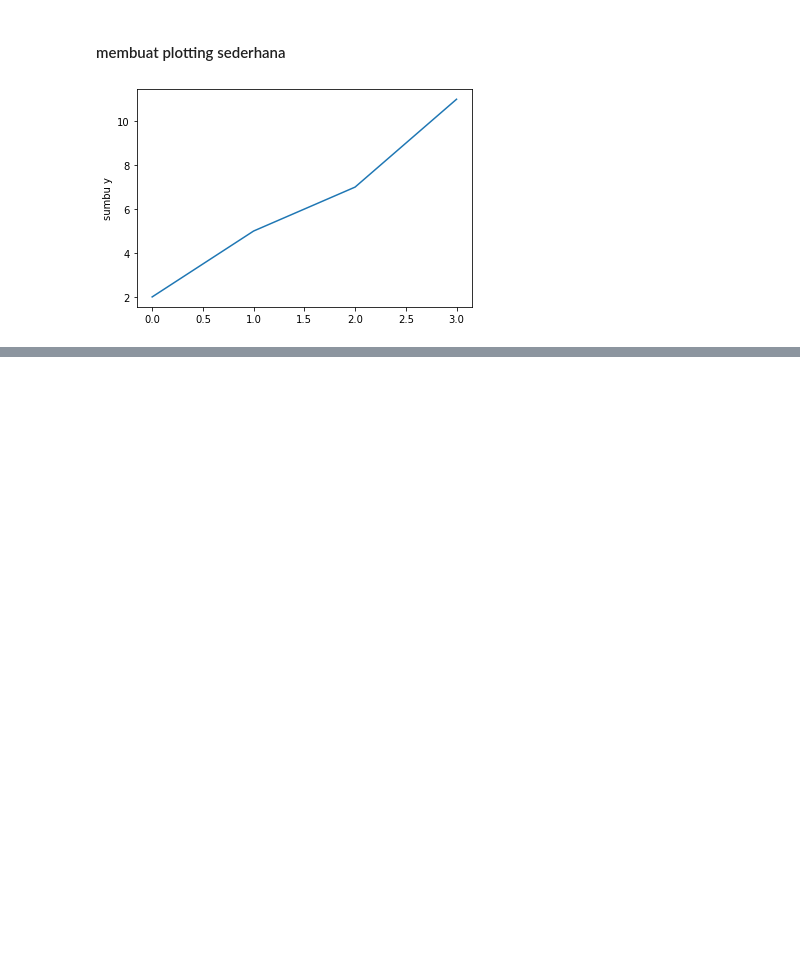
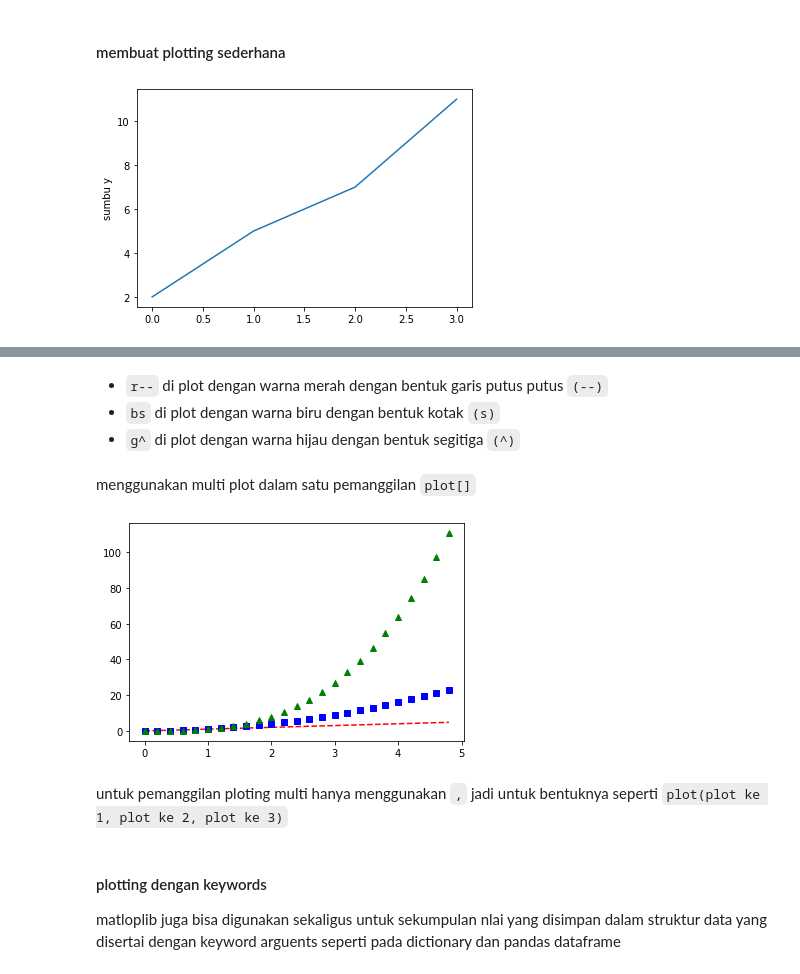
Before and after one commit to Christopher-Steven/BIC02-Visualisasi-Data-Matplotlib, a Jupyter notebook: 02_Matplotlib.ipynb, the cells around one changed output, grey strips where cells are left out. Cells and saved outputs as stored; diff of their text form; code cells hidden in the pictures; blank space fills up the shorter version.

```diff
--- a/02_Matplotlib.ipynb
+++ b/02_Matplotlib.ipynb
@@ -28,0 +67,16 @@ bila hanya menyertakan deret bilangan, maka deret bilangan nilai sumbu y akan di
+# %% [markdown]
+- `r--` di plot dengan warna merah dengan bentuk garis putus  putus `(--)`
+- `bs` di plot dengan warna biru dengan bentuk kotak `(s)`
+- `g^` di plot dengan warna hijau dengan bentuk segitiga `(^)`
+# %% [markdown]
+menggunakan multi plot dalam satu pemanggilan `plot[]`
+# %%
+plt.plot(t,t, 'r--', t,t**2,'bs', t,t**3,'g^')
+plt.show()
+# %% [output]
+[figure, added]
+# %% [markdown]
+untuk pemanggilan ploting multi hanya menggunakan `,` jadi untuk bentuknya seperti `plot(plot ke 1, plot ke 2, plot ke 3)`
+# %% [markdown]
+#### plotting dengan keywords
+matloplib juga bisa digunakan sekaligus untuk sekumpulan nlai yang disimpan dalam struktur data yang disertai dengan keyword arguents seperti pada dictionary dan pandas dataframe
```
Also changed, not shown: parts of 25 cells of this notebook.
